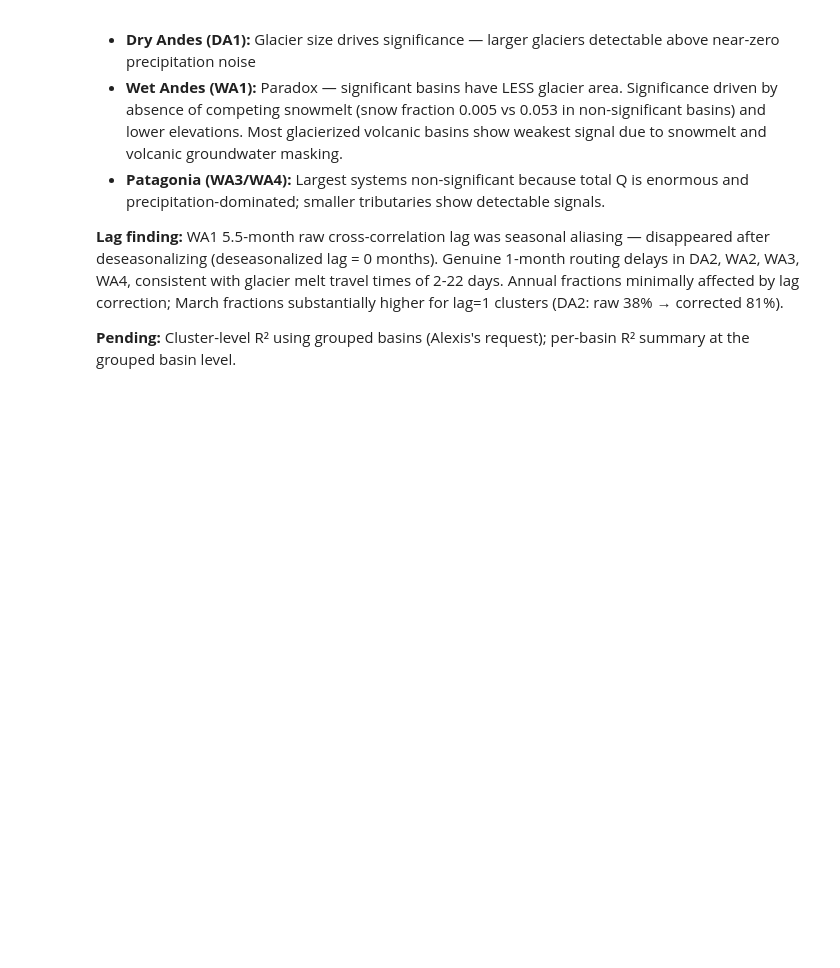
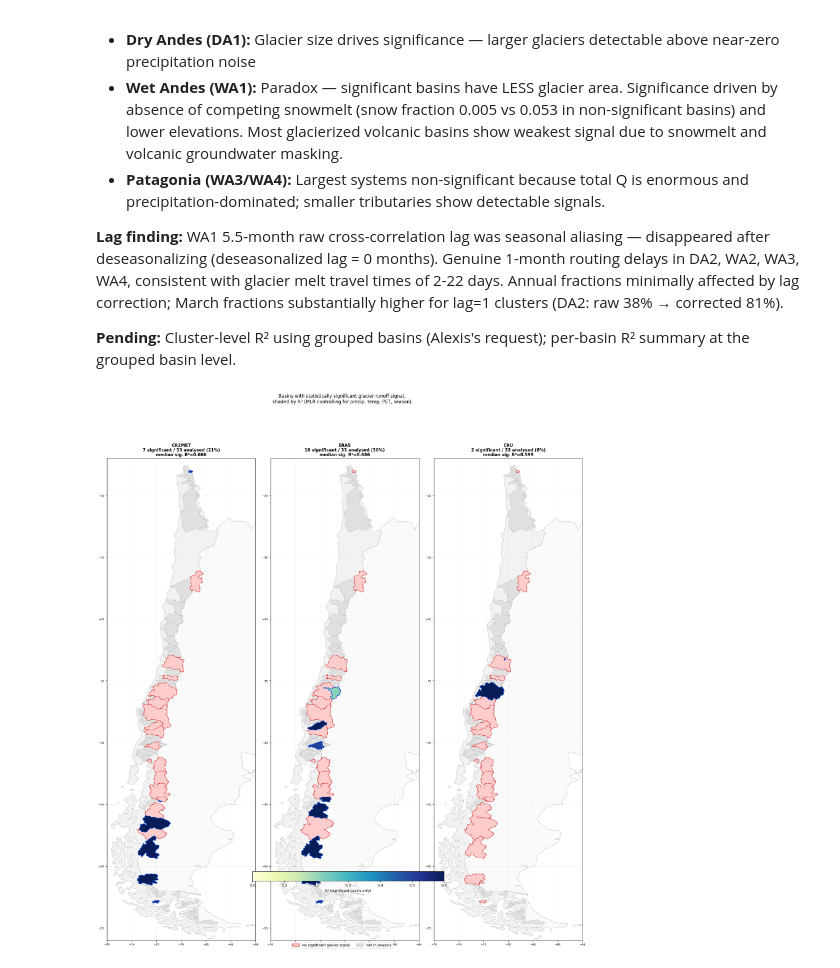
Before and after one commit to millie-spencer/OGGM_CR2_Chile, a Jupyter notebook: analysis/v2_livneh_regression_analysis.ipynb, the cells around one changed output. Saved outputs shown, nothing was run; the diff lists cells and outputs as text; code cells hidden in the pictures; blank space fills up the shorter version.

```diff
--- a/analysis/v2_livneh_regression_analysis.ipynb
+++ b/analysis/v2_livneh_regression_analysis.ipynb
@@ -1243,3 +1592,98 @@ Significant in at least 1: 15
 **Lag finding:** WA1 5.5-month raw cross-correlation lag was seasonal aliasing — disappeared after deseasonalizing (deseasonalized lag = 0 months). Genuine 1-month routing delays in DA2, WA2, WA3, WA4, consistent with glacier melt travel times of 2-22 days. Annual fractions minimally affected by lag correction; March fractions substantially higher for lag=1 clusters (DA2: raw 38% → corrected 81%).
 
 **Pending:** Cluster-level R² using grouped basins (Alexis's request); per-basin R² summary at the grouped basin level.
+# %%
+# ── R² map: where is glacier signal both significant AND strong? ─────────
+
+from matplotlib.colors import Normalize
+from matplotlib.cm import ScalarMappable
+import matplotlib.cm as cm
+
+fig, axes = plt.subplots(1, 3, figsize=(18, 20))
+
+# Load country borders if not already in memory
+try:
+    world = gpd.read_file(
+        'https://naturalearth.s3.amazonaws.com/50m_cultural/'
+        'ne_50m_admin_0_countries.zip')
+    chile       = world[world['NAME'] == 'Chile']
+    arg         = world[world['NAME'] == 'Argentina']
+    has_borders = True
+except Exception:
+    has_borders = False
+    print('Country borders unavailable — plotting without')
+
+R2_CMAP = cm.get_cmap('YlGnBu')
+R2_NORM = Normalize(vmin=0, vmax=0.6)   # adjust ceiling if your R² range differs
+
+for ax, ds_name in zip(axes, ['CR2MET', 'ERA5', 'CRU']):
+    df = PER_BASIN[ds_name].copy()
+    df['gauge_id'] = df['gauge_id'].astype(str)
+    sig_df = df[df['sig']]
+    ns_df  = df[~df['sig']]
+    sig_gauges = set(sig_df['gauge_id'])
+    ns_gauges  = set(ns_df['gauge_id'])
+
+    if has_borders:
+        chile.plot(ax=ax, facecolor='#f2f2f2',
+                   edgecolor='#999999', linewidth=0.5, zorder=0)
+        arg.plot(ax=ax, facecolor='#fafafa',
+                 edgecolor='#999999', linewidth=0.5, zorder=0)
+
+    # Non-significant basins — flat grey-red (no R² shading; signal isn't reliable)
+    bounds[bounds['gauge_id'].isin(ns_gauges)].plot(
+        ax=ax, facecolor='#ffcccc', edgecolor='#cc0000',
+        linewidth=0.4, zorder=2, label='Not significant')
+
+    # Significant basins — shaded by R² (glacier melt as predictor)
+    sig_bounds = bounds[bounds['gauge_id'].isin(sig_gauges)].merge(
+        sig_df[['gauge_id', 'r2']], on='gauge_id', how='left')
+    sig_bounds.plot(
+        ax=ax, column='r2', cmap=R2_CMAP, norm=R2_NORM,
+        edgecolor='#0044cc', linewidth=0.6, zorder=3)
+
+    # Basins not in analysis — grey
+    analysed = sig_gauges | ns_gauges
+    bounds[~bounds['gauge_id'].isin(analysed)].plot(
+        ax=ax, facecolor='#e0e0e0', edgecolor='#aaaaaa',
+        linewidth=0.2, zorder=1)
+
+    ax.set_xlim(-76, -64)
+    ax.set_ylim(-56, -17)
+    ax.set_aspect('equal')
+
+    n_sig = len(sig_gauges)
+    n_tot = len(sig_gauges) + len(ns_gauges)
+    med_r2 = sig_df['r2'].median() if len(sig_df) else np.nan
+    ax.set_title(f'{ds_name}\n{n_sig} significant / {n_tot} analysed '
+                 f'({n_sig/n_tot*100:.0f}%)\nmedian sig. R²={med_r2:.3f}',
+                 fontsize=11, fontweight='bold')
+    ax.grid(True, alpha=0.15)
+    ax.tick_params(labelsize=7)
+
+# Shared R² colorbar
+sm = ScalarMappable(cmap=R2_CMAP, norm=R2_NORM)
+sm.set_array([])
+cbar = fig.colorbar(sm, ax=axes, orientation='horizontal',
+                     fraction=0.03, pad=0.04, shrink=0.5)
+cbar.set_label('R² (significant basins only)', fontsize=9)
+
+fig.legend(
+    handles=[
+        Patch(facecolor='#ffcccc', edgecolor='#cc0000',
+              label='No significant glacier signal'),
+        Patch(facecolor='#e0e0e0', edgecolor='#aaaaaa',
+              label='Not in analysis'),
+    ],
+    loc='lower center', ncol=2, fontsize=9,
+    bbox_to_anchor=(0.5, -0.01), framealpha=0.9)
+
+fig.suptitle('Basins with statistically significant glacier runoff signal,\n'
+             'shaded by R² (MLR controlling for precip, temp, PET, season)',
+             fontsize=12, y=1.002)
+plt.tight_layout()
+plt.savefig(f'{LAG_DIR}/r2_significance_map.png',
+            dpi=150, bbox_inches='tight')
+plt.show()
+# %% [output]
+[figure, added]
```
Also changed, not shown: parts of 6 cells of this notebook, 1 other file.
